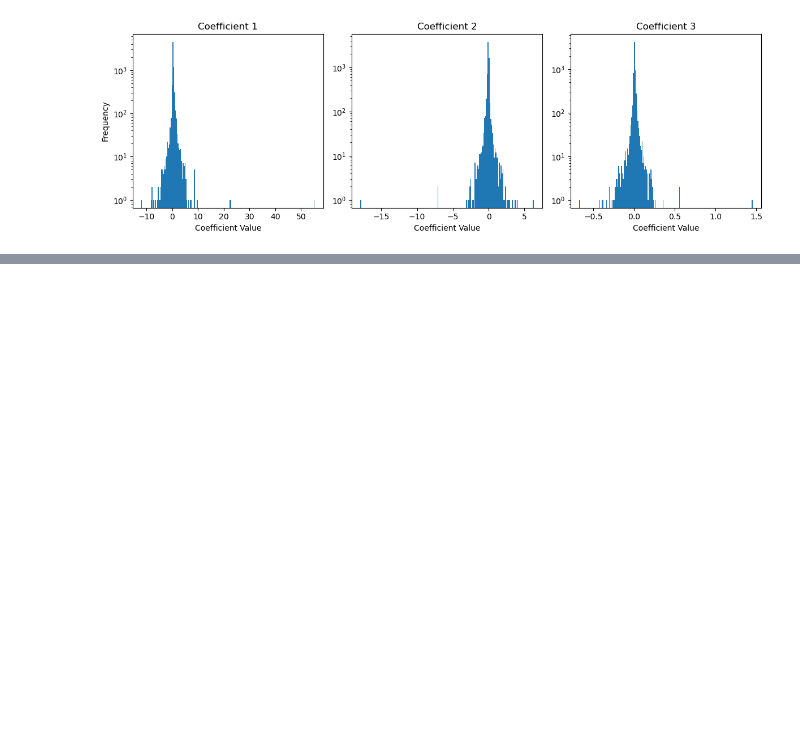
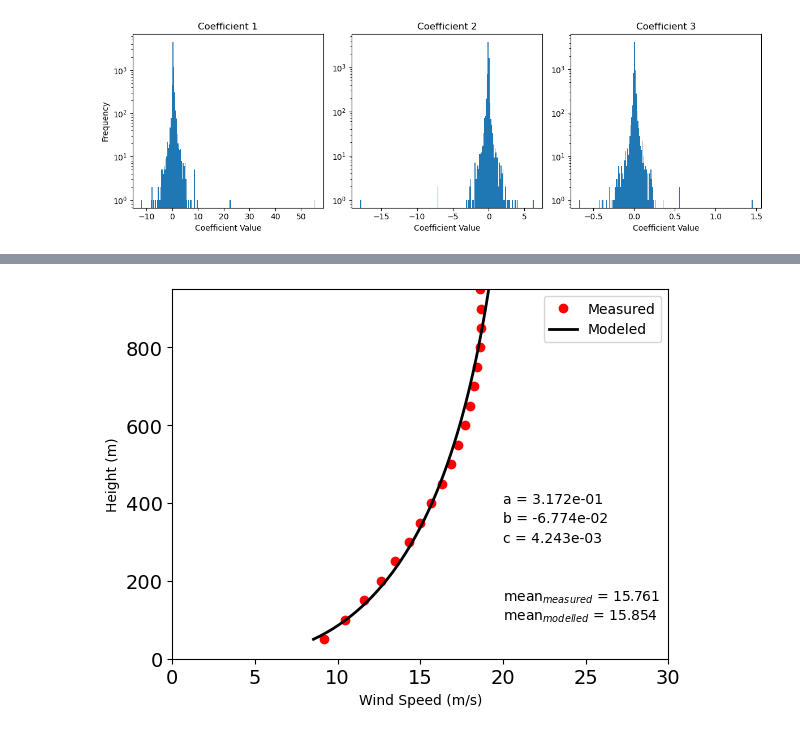
Before and after one commit to HarishBaki/DL_based_wind_profile_estimation, a Jupyter notebook: data/Basu_coefficients_estimation.ipynb, the cells around one changed output, grey strips where cells are left out. Cells and saved outputs as stored; diff of their text form; code cells hidden in the pictures; blank space fills up the shorter version.

```diff
--- a/data/Basu_coefficients_estimation.ipynb
+++ b/data/Basu_coefficients_estimation.ipynb
@@ -313,0 +314,23 @@ Estimated parameters: a = 0.31724297681182856, b = -0.06773874134633306, c = 0.0
+# %%
+def Basu_WindProfile(z, params):
+    '''
+    This function computes the full level wind profile provided vertical levels and the Basu coefficients
+    Z: height levels, in their useual units
+    a,b,c: Basu coefficients
+    '''
+    a = params[0]
+    b = params[1]
+    c = params[2]
+    return 1 / (a + b * np.log(z) + c * (np.log(z))**2)
+
+# Define the objective function (sum of squares of residuals)
+def objective_function(params):
+    residuals = u - Basu_WindProfile(z, params)
+    return np.sum(residuals**2)
+
+# Initial guess for parameters
+initial_guess = [0.01,0.01,0.01]
+# Minimize the objective function using Nelder-Mead
+from scipy.optimize import minimize
+result = minimize(objective_function, initial_guess, method='Nelder-Mead')
+print(result)
@@ -313,0 +349,22 @@ Estimated parameters: a = 0.31724297681182856, b = -0.06773874134633306, c = 0.0
+# %%
+# Plotting the data and the fit
+z_fit = np.linspace(min(z), max(z), 100)
+u_fit = Basu_WindProfile(z_fit, [*result.x])
+
+# Plot and save the figure
+fig, ax = plt.subplots()
+ax.plot(u, z, 'or', markerfacecolor='r')
+ax.plot(u_fit, z_fit, '-k', linewidth=2)
+ax.set(xlabel='Wind Speed (m/s)', ylabel='Height (m)')
+ax.set_xlim([0, 30])
+ax.set_ylim([0, max(z)])
+ax.tick_params(labelsize=14)
+ax.legend(['Measured', 'Modeled'])
+plt.text(20, 400, f'a = {result.x[0]:.3e}')
+plt.text(20, 350, f'b = {result.x[1]:.3e}')
+plt.text(20, 300, f'c = {result.x[2]:.3e}')
+plt.text(20, 150, fr'mean$_{{measured}}$ = {np.mean(u):.3f}')
+plt.text(20, 100, fr'mean$_{{modelled}}$ = {np.mean(u_fit):.3f}')
+plt.savefig('Basu_fit_for_Leipzig_profile_Nelder-Mead.png')
+# %% [output]
+[figure, added]
```
Also changed, not shown: parts of 2 cells of this notebook, 1 other file.
